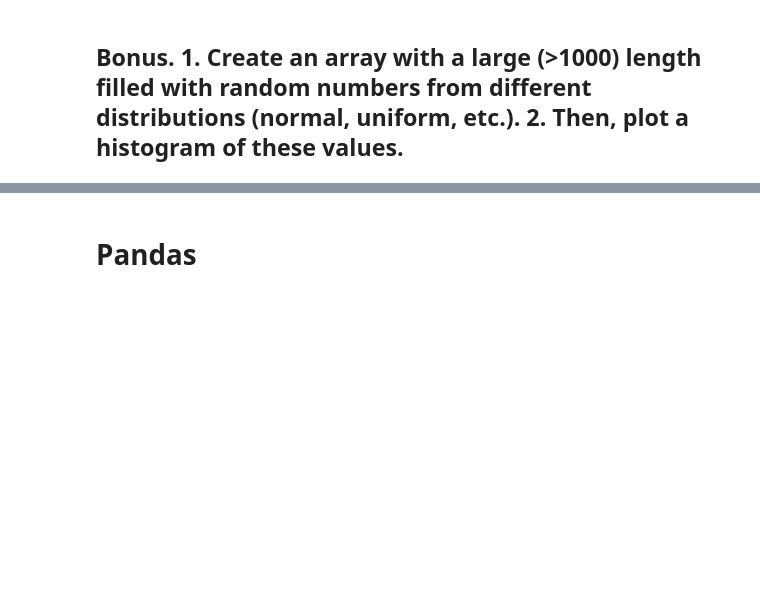
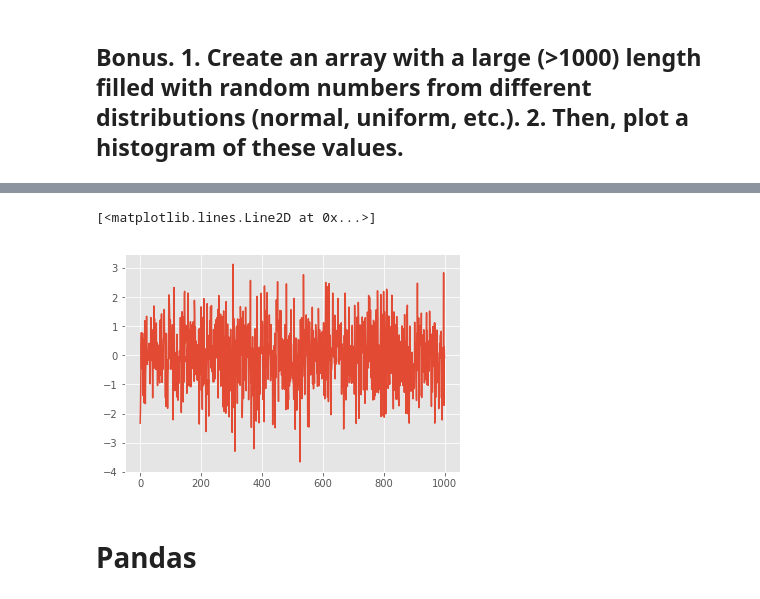
Before and after one commit to peoplecure/aap, a Jupyter notebook: 2-Copy1.ipynb, the cells around one changed output, grey strips where cells are left out. Drawn from its saved outputs; the diff is of its cells as text; code cells hidden in the pictures; blank space fills up the shorter version.

```diff
--- a/2-Copy1.ipynb
+++ b/2-Copy1.ipynb
@@ -87,3 +170,9 @@ weights = [88, 83, 92, 74, 77]
+# %%
+normal = np.random.normal(0,1,1000)
+plt.plot(normal)
+# %% [output]
+[<matplotlib.lines.Line2D at 0x...>]
+[figure, added]
 # %% [markdown]
 # Pandas
 # %% [markdown]
```
Also changed, not shown: parts of 19 cells of this notebook.
